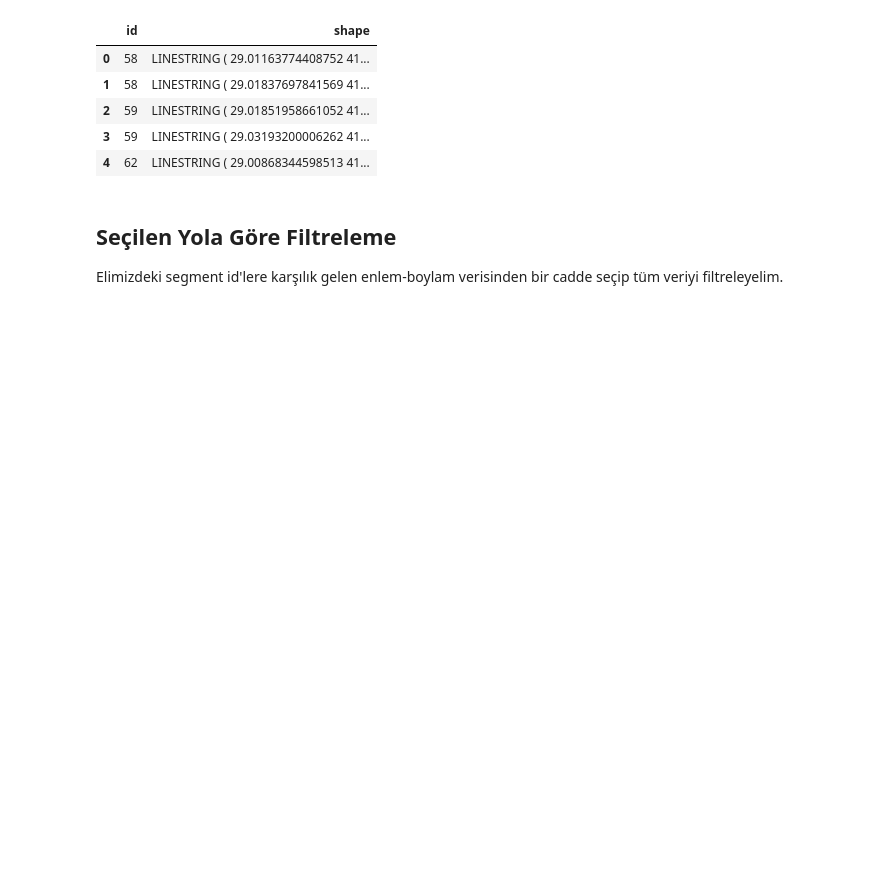
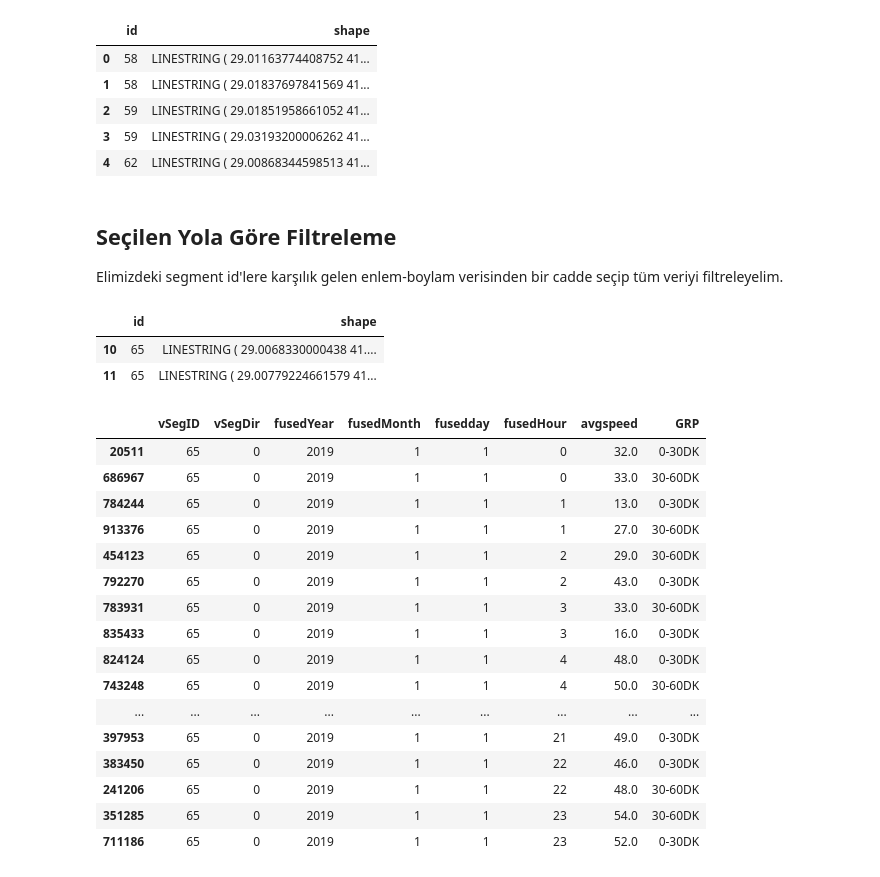
Before and after one commit to mdurmuss/data-engineering-final-project, a Jupyter notebook: main.ipynb, the cells around one changed output. Drawn from its saved outputs; the diff is of its cells as text; code cells hidden in the pictures; blank space fills up the shorter version.

```diff
--- a/main.ipynb
+++ b/main.ipynb
@@ -88,3 +88,33 @@ segment_list.head()
 ## Seçilen Yola Göre Filtreleme
 
 Elimizdeki segment id'lere karşılık gelen enlem-boylam verisinden bir cadde seçip tüm veriyi filtreleyelim.
+# %%
+segment_list.loc[segment_list['id'] == 65]
+# %% [output]
+|  | id | shape |
+| 10 | 65 | LINESTRING ( 29.0068330000438 41.... |
+| 11 | 65 | LINESTRING ( 29.00779224661579 41... |
+# %%
+test = df.loc[df['vSegID'] == 65]
+test2 = test.loc[test['vSegDir'] == 0]
+test3 = test2.loc[test2['fusedMonth'] == 1]
+test4 = test3.loc[test3['fusedday'] == 1]
+test4.sort_values("fusedHour")
+# %% [output]
+|  | vSegID | vSegDir | fusedYear | fusedMonth | fusedday | fusedHour | avgspeed | GRP |
+| 20511 | 65 | 0 | 2019 | 1 | 1 | 0 | 32.0 | 0-30DK |
+| 686967 | 65 | 0 | 2019 | 1 | 1 | 0 | 33.0 | 30-60DK |
+| 784244 | 65 | 0 | 2019 | 1 | 1 | 1 | 13.0 | 0-30DK |
+| 913376 | 65 | 0 | 2019 | 1 | 1 | 1 | 27.0 | 30-60DK |
+| 454123 | 65 | 0 | 2019 | 1 | 1 | 2 | 29.0 | 30-60DK |
+| 792270 | 65 | 0 | 2019 | 1 | 1 | 2 | 43.0 | 0-30DK |
+| 783931 | 65 | 0 | 2019 | 1 | 1 | 3 | 33.0 | 30-60DK |
+| 835433 | 65 | 0 | 2019 | 1 | 1 | 3 | 16.0 | 0-30DK |
+| 824124 | 65 | 0 | 2019 | 1 | 1 | 4 | 48.0 | 0-30DK |
+| 743248 | 65 | 0 | 2019 | 1 | 1 | 4 | 50.0 | 30-60DK |
+| ... | ... | ... | ... | ... | ... | ... | ... | ... |
+| 397953 | 65 | 0 | 2019 | 1 | 1 | 21 | 49.0 | 0-30DK |
+| 383450 | 65 | 0 | 2019 | 1 | 1 | 22 | 46.0 | 0-30DK |
+| 241206 | 65 | 0 | 2019 | 1 | 1 | 22 | 48.0 | 30-60DK |
+| 351285 | 65 | 0 | 2019 | 1 | 1 | 23 | 54.0 | 30-60DK |
+| 711186 | 65 | 0 | 2019 | 1 | 1 | 23 | 52.0 | 0-30DK |
```
